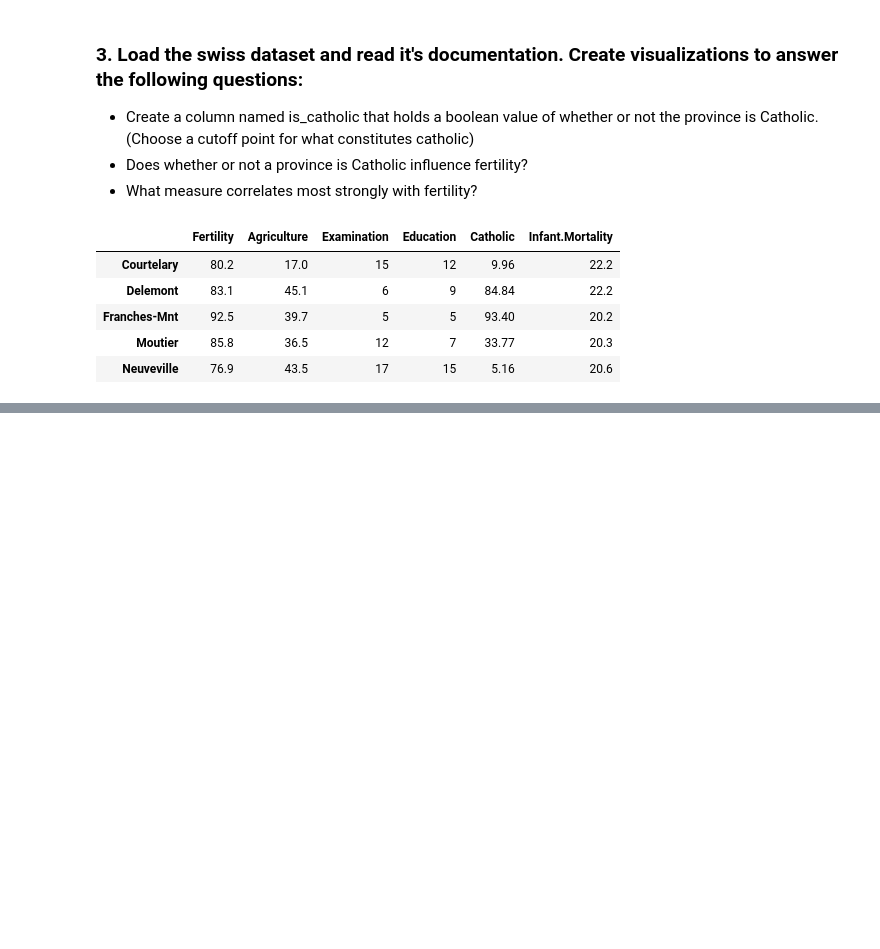
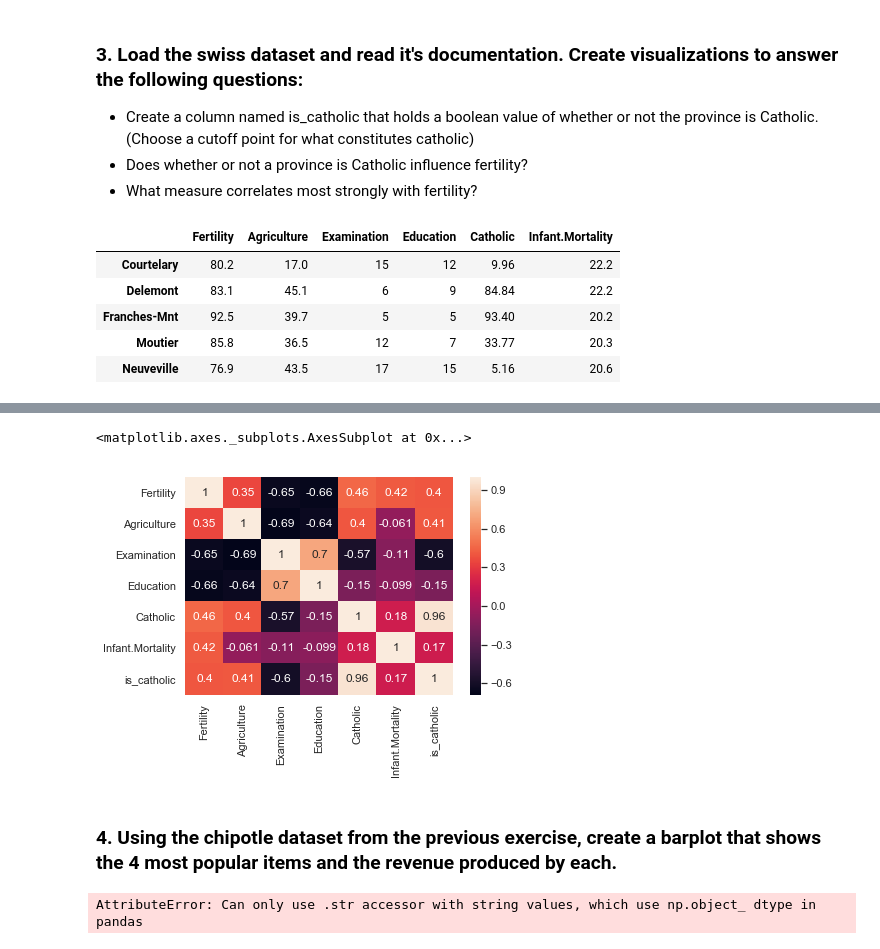
Before and after one commit to escalante-eric/python-exercises, a Jupyter notebook: 4.9_seaborn_exercises.ipynb, the cells around one changed output, grey strips where cells are left out. Drawn from its saved outputs; the diff is of its cells as text; code cells hidden in the pictures; blank space fills up the shorter version.

```diff
--- a/4.9_seaborn_exercises.ipynb
+++ b/4.9_seaborn_exercises.ipynb
@@ -99,0 +111,7 @@ swiss.head()
+# %%
+sns.heatmap(swiss.corr(), annot=True)
+# %% [output]
+<matplotlib.axes._subplots.AxesSubplot at 0x...>
+[figure, added]
+# %% [markdown]
+### 4. Using the chipotle dataset from the previous exercise, create a barplot that shows the 4 most popular items and the revenue produced by each.
@@ -99,0 +121,8 @@ swiss.head()
+# %%
+orders['item_price'] = orders.item_price.str.replace('$', '').astype('float')
+orders['popular_three'] = orders.item_name.value_counts().head(4)
+orders['most_revenue'] = orders[['item_name', 'item_price']].groupby('item_name').sum().nlargest(1, 'item_price')
+
+sns.barplot(x="popular_three", y="most_revenue", hue="item_price", data=orders)
+# %% [output]
+AttributeError: Can only use .str accessor with string values, which use np.object_ dtype in pandas
```
Also changed, not shown: parts of 6 cells of this notebook.
